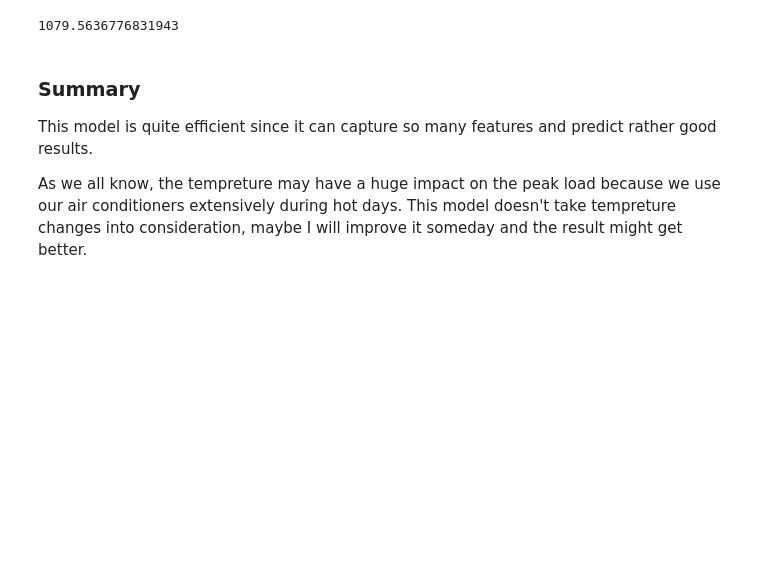
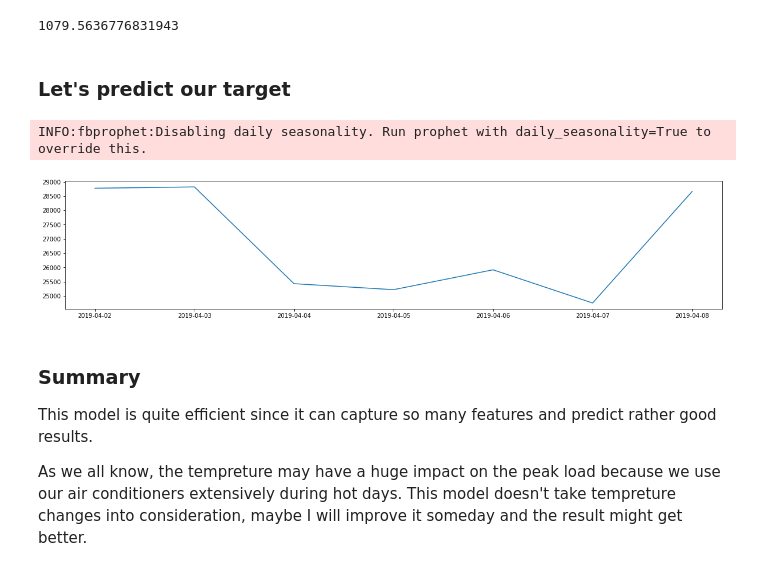
Before and after one commit to Jadezzz/Taipower_forecast, a Jupyter notebook: forecasting.ipynb, the cells around one changed output. Saved outputs shown, nothing was run; the diff lists cells and outputs as text; code cells hidden in the pictures; blank space fills up the shorter version.

```diff
--- a/forecasting.ipynb
+++ b/forecasting.ipynb
@@ -297,6 +297,34 @@ plt.show()
 rmse(forecast['yhat'].tail(60), data_2019[0:60]['peak_load'])
 # %% [output]
 1079.5636776831943
+# %% [markdown]
+### Let's predict our target
+# %%
+# Change the dataset to the specific format for Prophet
+data = pd.DataFrame()
+all_data = pd.concat([data_2014_2016, data_2017, data_2018, data_2019], ignore_index = True, sort=False)
+all_data.drop('Unnamed: 0', axis=1, inplace=True)
+
+data['ds'] = pd.to_datetime(all_data['date'], format='%Y%m%d').dt.strftime("%Y-%m-%d")
+data['y'] = all_data['peak_load']
+
+# Create a model
+m = Prophet(holidays=holidays)
+m.fit(data)
+
+# Make prediction for next 13 days
+future = m.make_future_dataframe(periods=13)
+
+# Predict
+forecast = m.predict(future)
+
+plt.figure(figsize=(20,4))
+x_axis = pd.to_datetime(forecast['ds'].tail(7), format='%Y-%m-%d')
+plt.plot_date(x_axis, forecast['yhat'].tail(7), '-')
+plt.show()
+# %% [output]
+INFO:fbprophet:Disabling daily seasonality. Run prophet with daily_seasonality=True to override this.
+[figure, added]
 # %% [markdown]
 ### Summary
 
```
Also changed, not shown: 1 other file.
